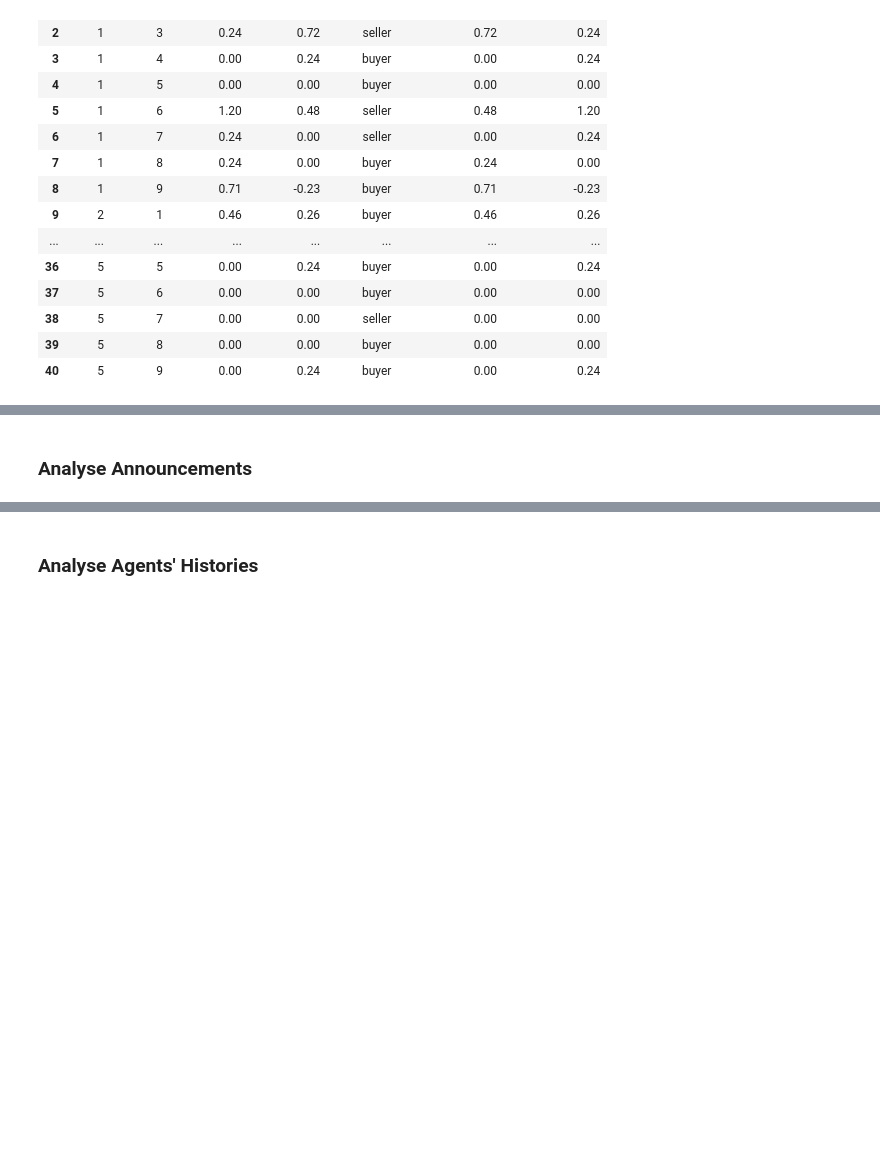
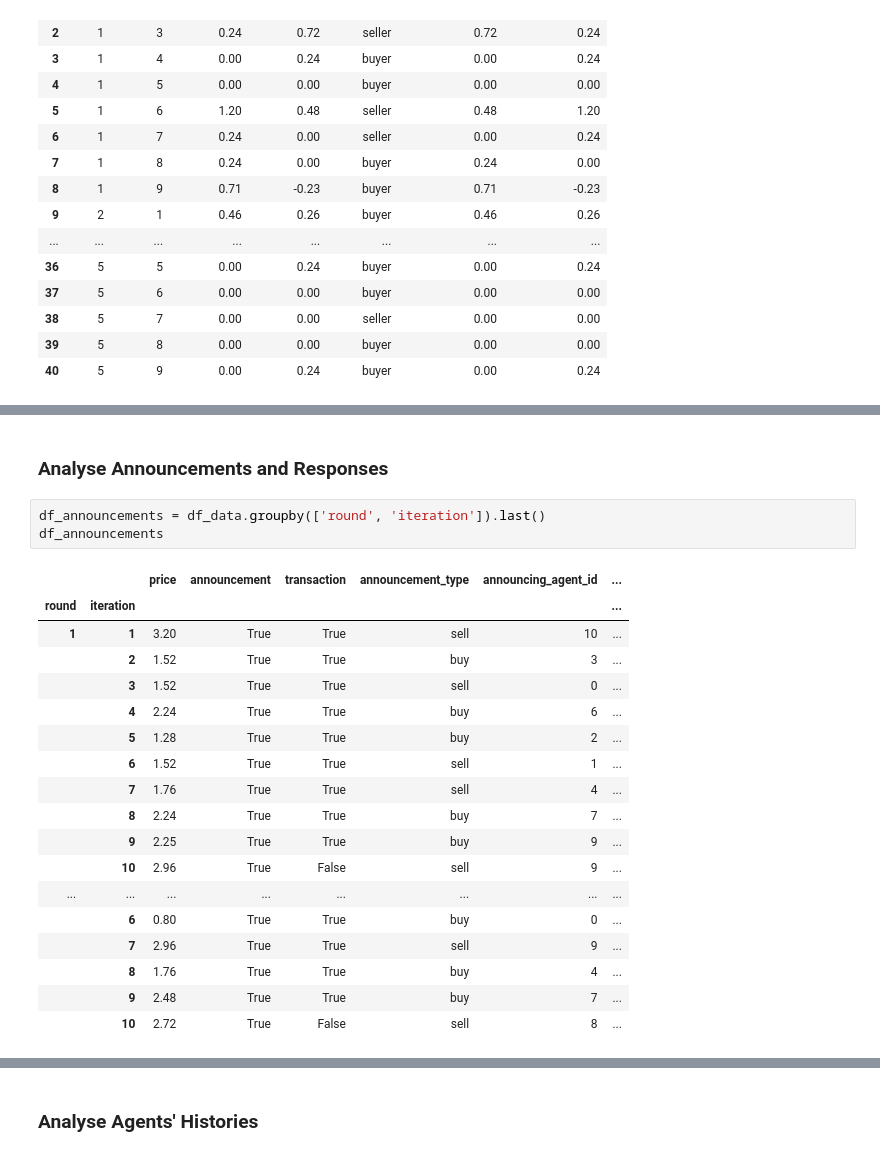
Before and after one commit to pawel-struski/market-equilibrium, a Jupyter notebook: results_analysis.ipynb, the cells around one changed output, grey strips where cells are left out. Drawn from its saved outputs; the diff is of its cells as text; blank space fills up the shorter version.

```diff
--- a/results_analysis.ipynb
+++ b/results_analysis.ipynb
@@ -292,3 +367,25 @@ plt.show()
 # %% [markdown]
-### Analyse Announcements
+### Analyse Announcements and Responses
+# %%
+df_announcements = df_data.groupby(['round', 'iteration']).last()
+df_announcements
+# %% [output]
+|  |  | price | announcement | transaction | announcement_type | announcing_agent_id | ... |
+| round | iteration |  |  |  |  |  | ... |
+| 1 | 1 | 3.20 | True | True | sell | 10 | ... |
+|  | 2 | 1.52 | True | True | buy | 3 | ... |
+|  | 3 | 1.52 | True | True | sell | 0 | ... |
+|  | 4 | 2.24 | True | True | buy | 6 | ... |
+|  | 5 | 1.28 | True | True | buy | 2 | ... |
+|  | 6 | 1.52 | True | True | sell | 1 | ... |
+|  | 7 | 1.76 | True | True | sell | 4 | ... |
+|  | 8 | 2.24 | True | True | buy | 7 | ... |
+|  | 9 | 2.25 | True | True | buy | 9 | ... |
+|  | 10 | 2.96 | True | False | sell | 9 | ... |
+| ... | ... | ... | ... | ... | ... | ... | ... |
+|  | 6 | 0.80 | True | True | buy | 0 | ... |
+|  | 7 | 2.96 | True | True | sell | 9 | ... |
+|  | 8 | 1.76 | True | True | buy | 4 | ... |
+|  | 9 | 2.48 | True | True | buy | 7 | ... |
+|  | 10 | 2.72 | True | False | sell | 8 | ... |
 # %%
```
Also changed, not shown: parts of 14 cells of this notebook.
